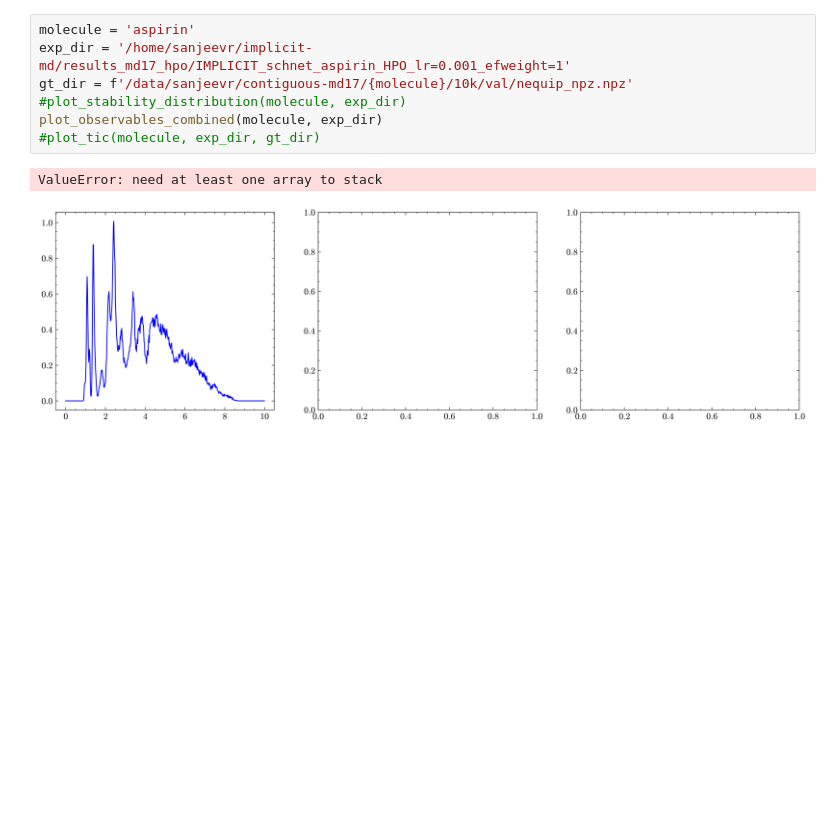
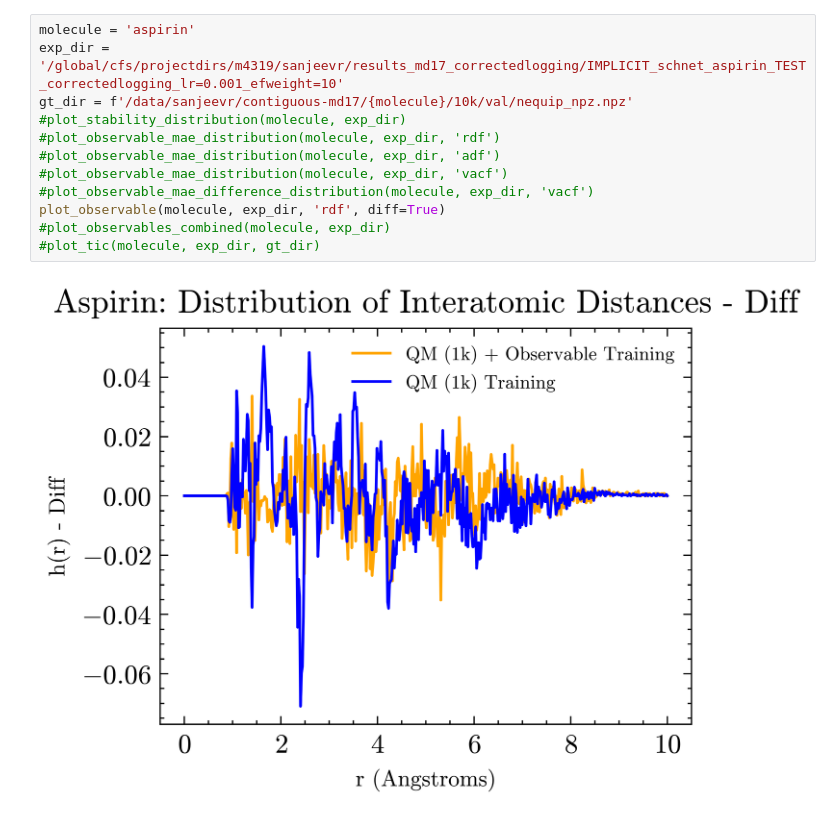
Before and after one commit to jeevster/implicit-md, a Jupyter notebook: make_figures.ipynb, the cells around one changed output. Drawn from its saved outputs; the diff is of its cells as text; blank space fills up the shorter version.

Commit message:
update figure code

```diff
--- a/make_figures.ipynb
+++ b/make_figures.ipynb
@@ -136,11 +158,15 @@ def plot_tic(molecule, exp_dir, gt_dir):
     plt.show()
 # %%
 molecule = 'aspirin'
-exp_dir = '/home/sanjeevr/implicit-md/results_md17_hpo/IMPLICIT_schnet_aspirin_HPO_lr=0.001_efweight=1'
+exp_dir = '/global/cfs/projectdirs/m4319/sanjeevr/results_md17_correctedlogging/IMPLICIT_schnet_aspirin_TEST_correctedlogging_lr=0.001_efweight=10'
 gt_dir = f'/data/sanjeevr/contiguous-md17/{molecule}/10k/val/nequip_npz.npz'
 #plot_stability_distribution(molecule, exp_dir)
-plot_observables_combined(molecule, exp_dir)
+#plot_observable_mae_distribution(molecule, exp_dir, 'rdf')
+#plot_observable_mae_distribution(molecule, exp_dir, 'adf')
+#plot_observable_mae_distribution(molecule, exp_dir, 'vacf')
+#plot_observable_mae_difference_distribution(molecule, exp_dir, 'vacf')
+plot_observable(molecule, exp_dir, 'rdf', diff=True)
+#plot_observables_combined(molecule, exp_dir)
 #plot_tic(molecule, exp_dir, gt_dir)
 # %% [output]
-ValueError: need at least one array to stack
-[figure, old version]
+[figure, new version]
```
Also changed, not shown: parts of 1 cell of this notebook, 5 other files.
